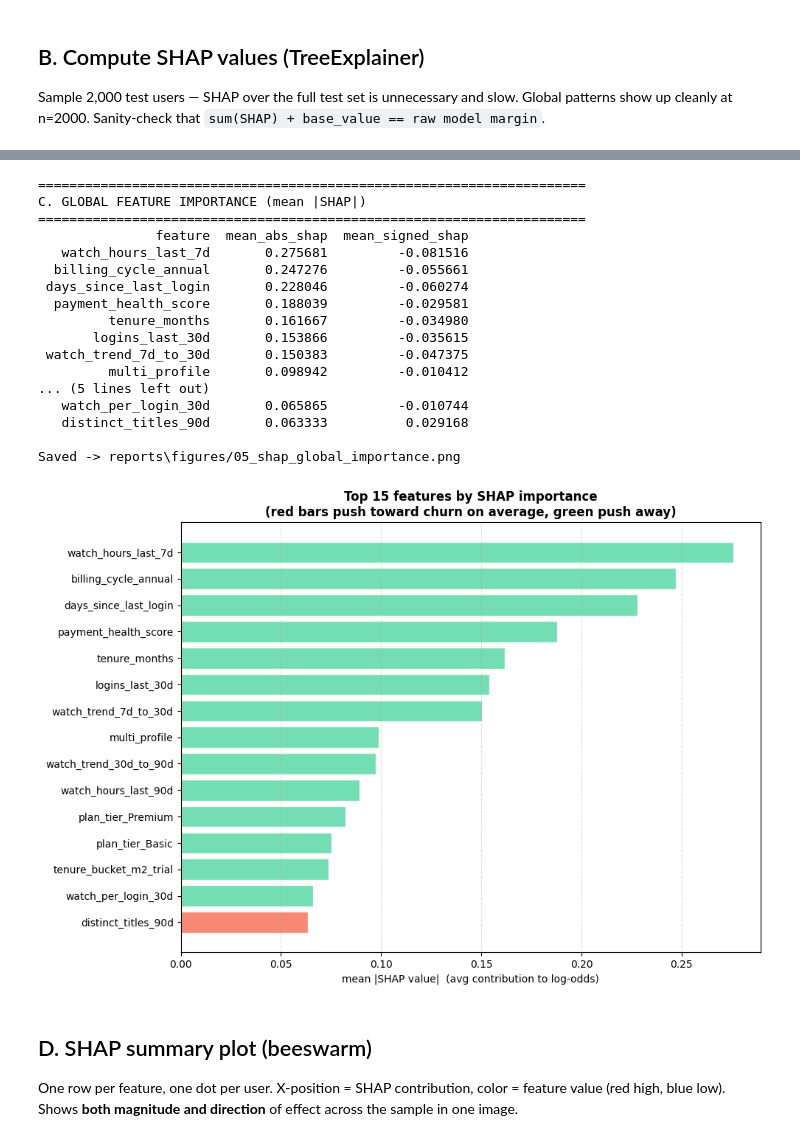
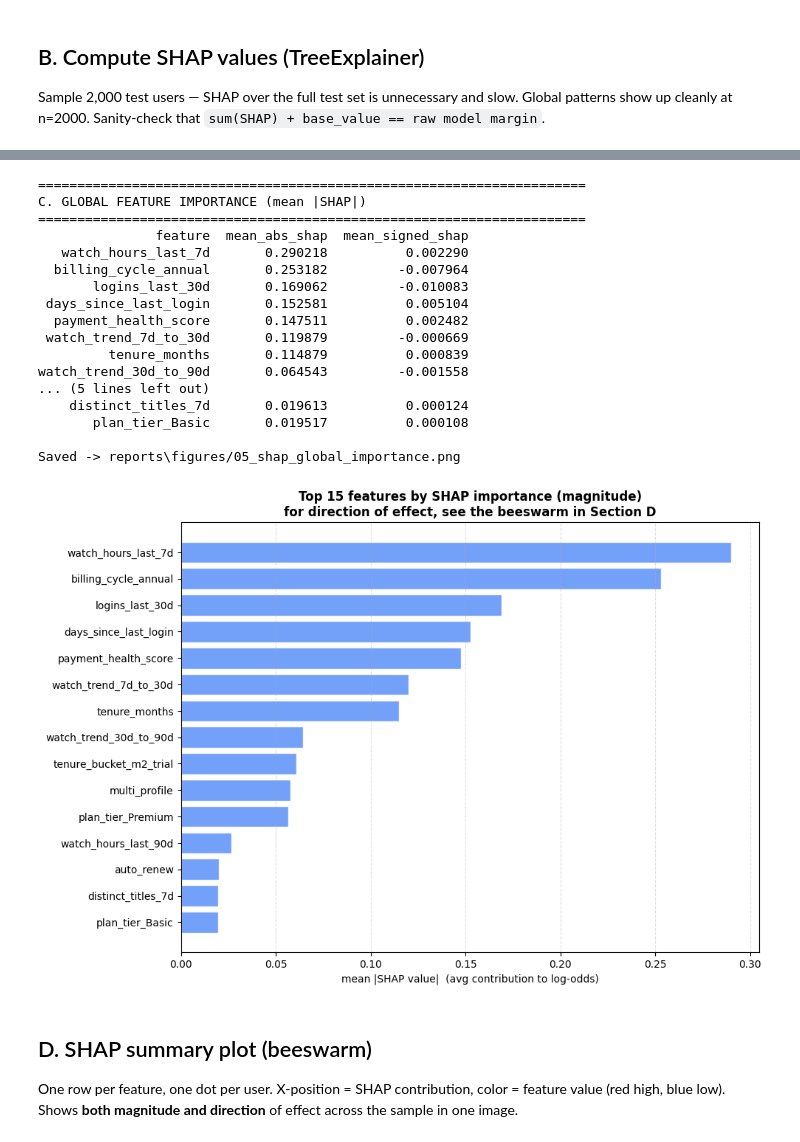
Before and after one commit to janeruxi1/StreamFlix-Churn-Retention, a Jupyter notebook: notebooks/05_shap_levers.ipynb, the cells around one changed output, grey strips where cells are left out. Cells and saved outputs as stored; diff of their text form; code cells hidden in the pictures.

```diff
--- a/notebooks/05_shap_levers.ipynb
+++ b/notebooks/05_shap_levers.ipynb
@@ -81,11 +98,26 @@ X_train, X_calib, y_train, y_calib = train_test_split(
     X_temp, y_temp, test_size=0.25, stratify=y_temp, random_state=42,
 )
 
-# Retrain uncalibrated XGBoost -- SHAP needs direct access to the tree
+# Retrain uncalibrated HistGBM -- SHAP needs direct access to the tree
 # structure. The calibrated model is what runs in production for
 # probabilities; this one is what runs SHAP.
-xgb = train_xgboost(X_train, y_train)
-print(f"Retrained XGBoost on train (n={len(X_train):,}) for SHAP analysis")
+#
+# Match Phase 4's variant selection: train both default and Optuna-tuned,
+# pick whichever wins on TEST PR-AUC. This way SHAP explains the SAME
+# variant that ships, not just the default.
+hgb_default = train_hist_gbm(X_train, y_train)
+hgb_tuned, _best_params = tune_hist_gbm_optuna(
+    X_train, y_train, X_calib, y_calib, n_trials=25, random_state=42,
+)
+default_pr = compute_metrics(
+    y_test, hgb_default.predict_proba(X_test)[:, 1])["pr_auc"]
+tuned_pr = compute_metrics(
+    y_test, hgb_tuned.predict_proba(X_test)[:, 1])["pr_auc"]
+hgb = hgb_tuned if tuned_pr > default_pr else hgb_default
+variant = "tuned" if tuned_pr > default_pr else "default"
+print(f"Retrained HistGBM ({variant}) on train (n={len(X_train):,}) for SHAP")
+print(f"  default test PR-AUC: {default_pr:.4f}")
+print(f"  tuned   test PR-AUC: {tuned_pr:.4f}  -->  using {variant}")
 # %% [output]
 ======================================================================
 A. SETUP -- load model + test features
@@ -102,14 +136,16 @@ print("\n" + "=" * 70)
 print("B. COMPUTE SHAP VALUES (TreeExplainer)")
 print("=" * 70)
 SAMPLE_SIZE = 2000
-shap_values = compute_shap_values(xgb, X_test, sample_size=SAMPLE_SIZE)
+shap_values = compute_shap_values(hgb, X_test, sample_size=SAMPLE_SIZE)
 X_shap = X_test.sample(n=SAMPLE_SIZE, random_state=42)
 y_shap = y_test.loc[X_shap.index]
 print(f"Computed SHAP for {SAMPLE_SIZE} test users")
 print(f"Base value (expected log-odds output): {shap_values.base_values[0]:.4f}")
 print(f"Base value (as probability): {1/(1+np.exp(-shap_values.base_values[0])):.4f}")
 # Sanity check: sum(SHAP) + base_value == raw model output
-sample_pred = xgb.predict(X_shap.iloc[[0]], output_margin=True)[0]
+# HistGBM's decision_function returns log-odds directly (equivalent to
+# XGBoost's `output_margin=True`) — use that for the additivity check.
+sample_pred = hgb.decision_function(X_shap.iloc[[0]])[0]
 sample_check = shap_values.values[0].sum() + shap_values.base_values[0]
 print(f"Sanity check (should match): raw margin={sample_pred:.4f}, "
       f"sum(shap)+base={sample_check:.4f}")
@@ -129,44 +174,43 @@ average direction: red bars push toward churn, green push away.
 # %%
 print("\n" + "=" * 70)
 print("C. GLOBAL FEATURE IMPORTANCE (mean |SHAP|)")
 print("=" * 70)
 importance = global_importance(shap_values, list(X_shap.columns), top_n=15)
 print(importance.to_string(index=False))
 
-# Bar chart
+# Bar chart -- single color, magnitude only. Direction lives in the beeswarm.
 fig, ax = plt.subplots(figsize=(10, 7))
-colors = ["#F6735B" if v > 0 else "#5AD8A6"
-          for v in importance["mean_signed_shap"]]
 ax.barh(importance["feature"][::-1], importance["mean_abs_shap"][::-1],
-        color=colors[::-1], alpha=0.85, edgecolor="white")
+        color="#5B8FF9", alpha=0.85, edgecolor="white")
 ax.set_xlabel("mean |SHAP value|  (avg contribution to log-odds)")
-ax.set_title("Top 15 features by SHAP importance\n"
-             "(red bars push toward churn on average, green push away)",
+ax.set_title("Top 15 features by SHAP importance (magnitude)\n"
+             "for direction of effect, see the beeswarm in Section D",
              fontweight="bold")
 ax.grid(axis="x", linestyle="--", alpha=0.4)
 plt.tight_layout()
 plt.savefig(FIG_DIR / "05_shap_global_importance.png",
             dpi=140, bbox_inches="tight")
 print(f"\nSaved -> {FIG_DIR}/05_shap_global_importance.png")
+plt.show()
 # %% [output]
 ======================================================================
 C. GLOBAL FEATURE IMPORTANCE (mean |SHAP|)
 ======================================================================
                feature  mean_abs_shap  mean_signed_shap
-   watch_hours_last_7d       0.275681         -0.081516
-  billing_cycle_annual       0.247276         -0.055661
- days_since_last_login       0.228046         -0.060274
-  payment_health_score       0.188039         -0.029581
-         tenure_months       0.161667         -0.034980
-       logins_last_30d       0.153866         -0.035615
- watch_trend_7d_to_30d       0.150383         -0.047375
-         multi_profile       0.098942         -0.010412
+   watch_hours_last_7d       0.290218          0.002290
+  billing_cycle_annual       0.253182         -0.007964
+       logins_last_30d       0.169062         -0.010083
+ days_since_last_login       0.152581          0.005104
+  payment_health_score       0.147511          0.002482
+ watch_trend_7d_to_30d       0.119879         -0.000669
+         tenure_months       0.114879          0.000839
+watch_trend_30d_to_90d       0.064543         -0.001558
 ... (5 lines left out)
-   watch_per_login_30d       0.065865         -0.010744
-   distinct_titles_90d       0.063333          0.029168
+    distinct_titles_7d       0.019613          0.000124
+       plan_tier_Basic       0.019517          0.000108
 
 Saved -> reports\figures/05_shap_global_importance.png
-[figure, old version]
+[figure, new version]
 # %% [markdown]
 ## D. SHAP summary plot (beeswarm)
 
```
Also changed, not shown: parts of 12 cells of this notebook, 38 other files.
